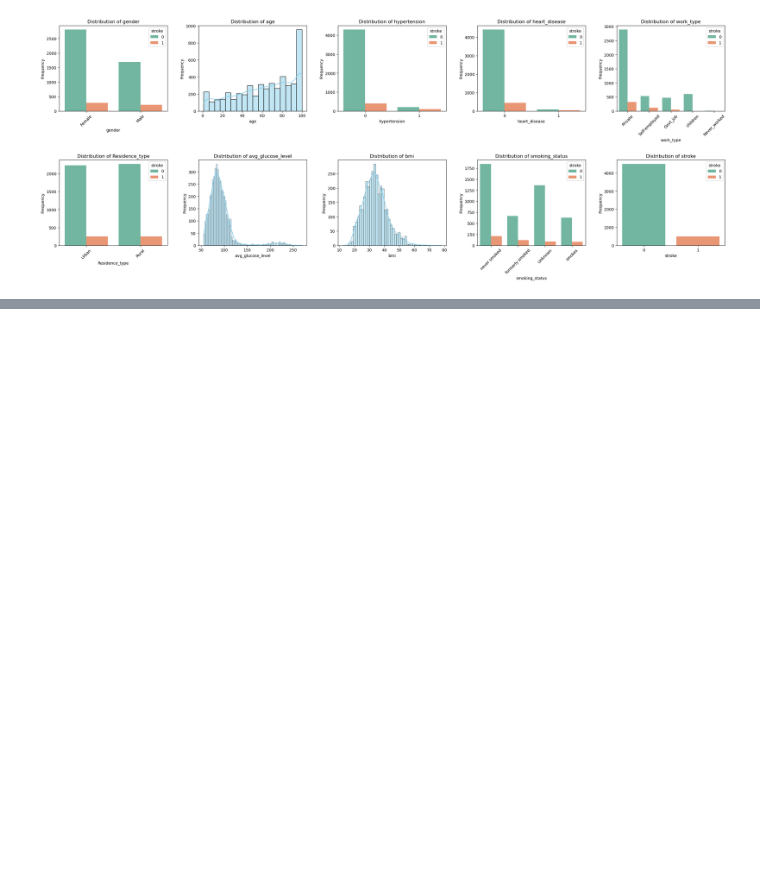
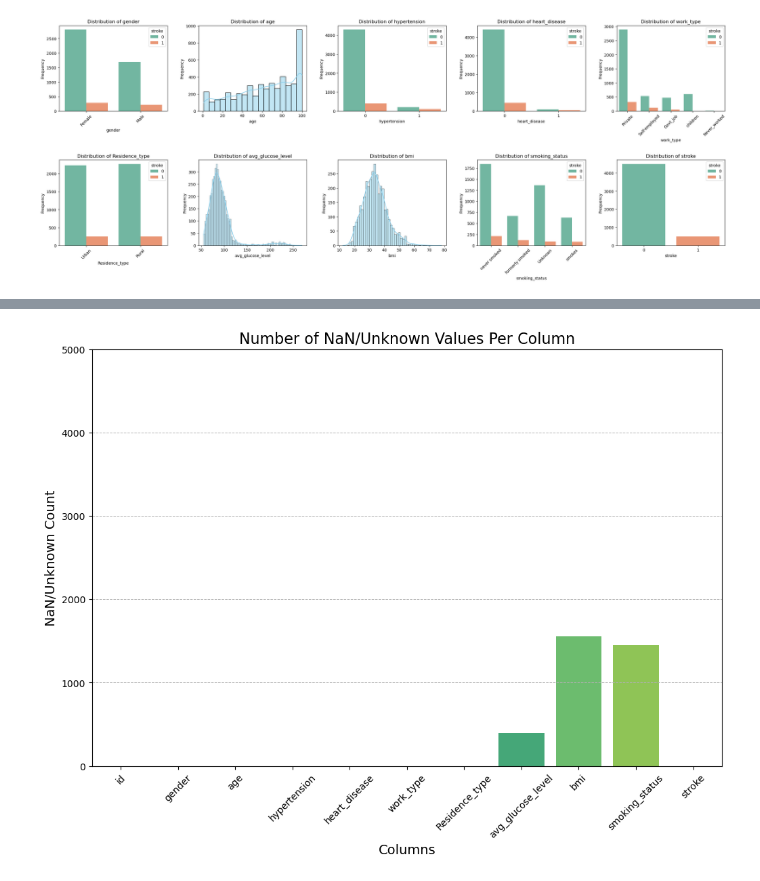
Before and after one commit to paulutsch/binary-stroke-classification, a Jupyter notebook: notebooks/main.ipynb, the cells around one changed output, grey strips where cells are left out. Saved outputs shown, nothing was run; the diff lists cells and outputs as text; code cells hidden in the pictures; blank space fills up the shorter version.

```diff
--- a/notebooks/main.ipynb
+++ b/notebooks/main.ipynb
@@ -76,7 +76,7 @@ data_test_raw = data_loader.load_data(
 if visualize_data:
     data_explorer = DataExplorer()
     data_explorer.plot_distributions(data_train_raw)
-    # data_explorer.plot_nans(data_train_raw)
+    data_explorer.plot_nans(data_train_raw)
     # data_explorer.print_non_numericals(data_train_raw)
 # %% [output]
 [figure]
@@ -83,3 +98,4 @@ if visualize_data:
+[figure, added]
 # %%
 # preprocess data
 data_preprocessor = DataPreprocessor()
```
Also changed, not shown: parts of 7 cells of this notebook, 5 other files.
